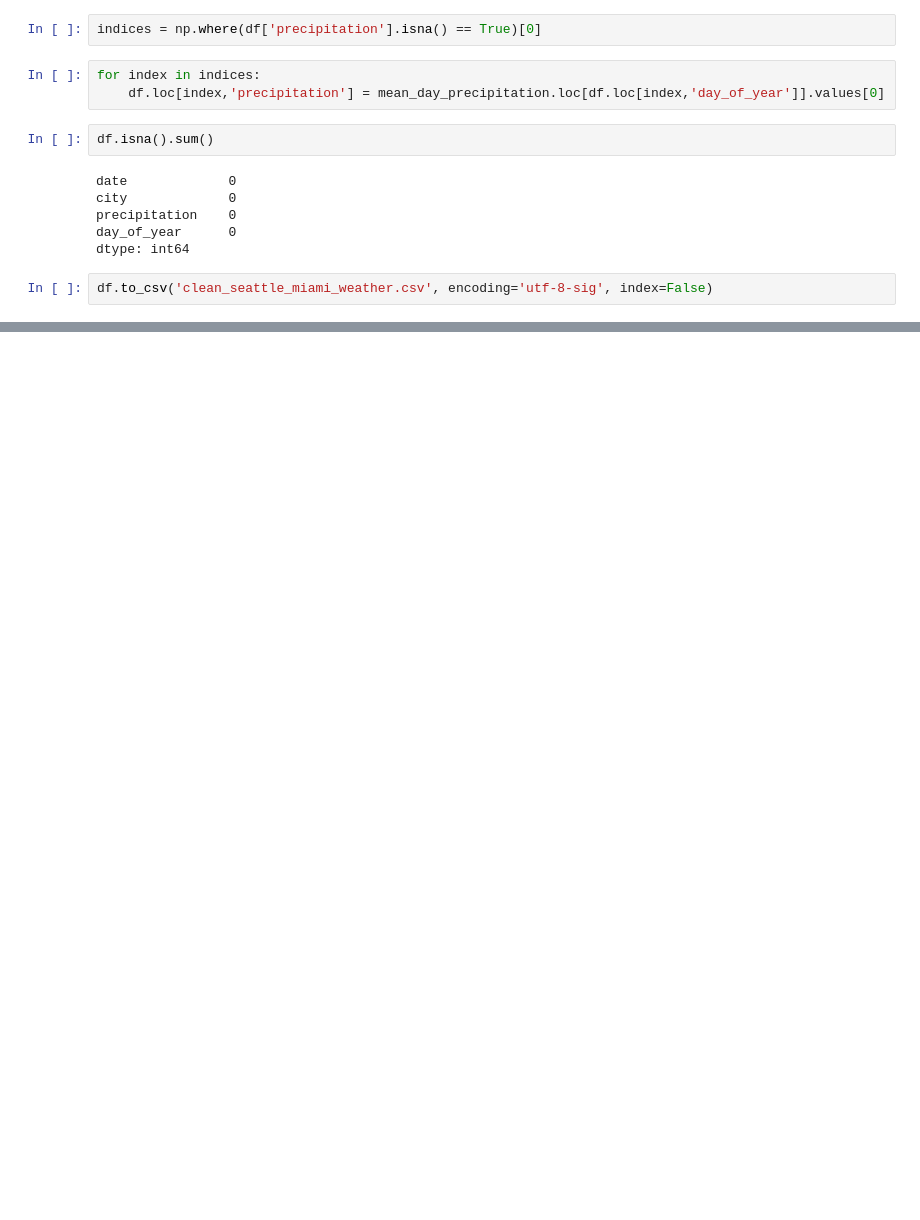
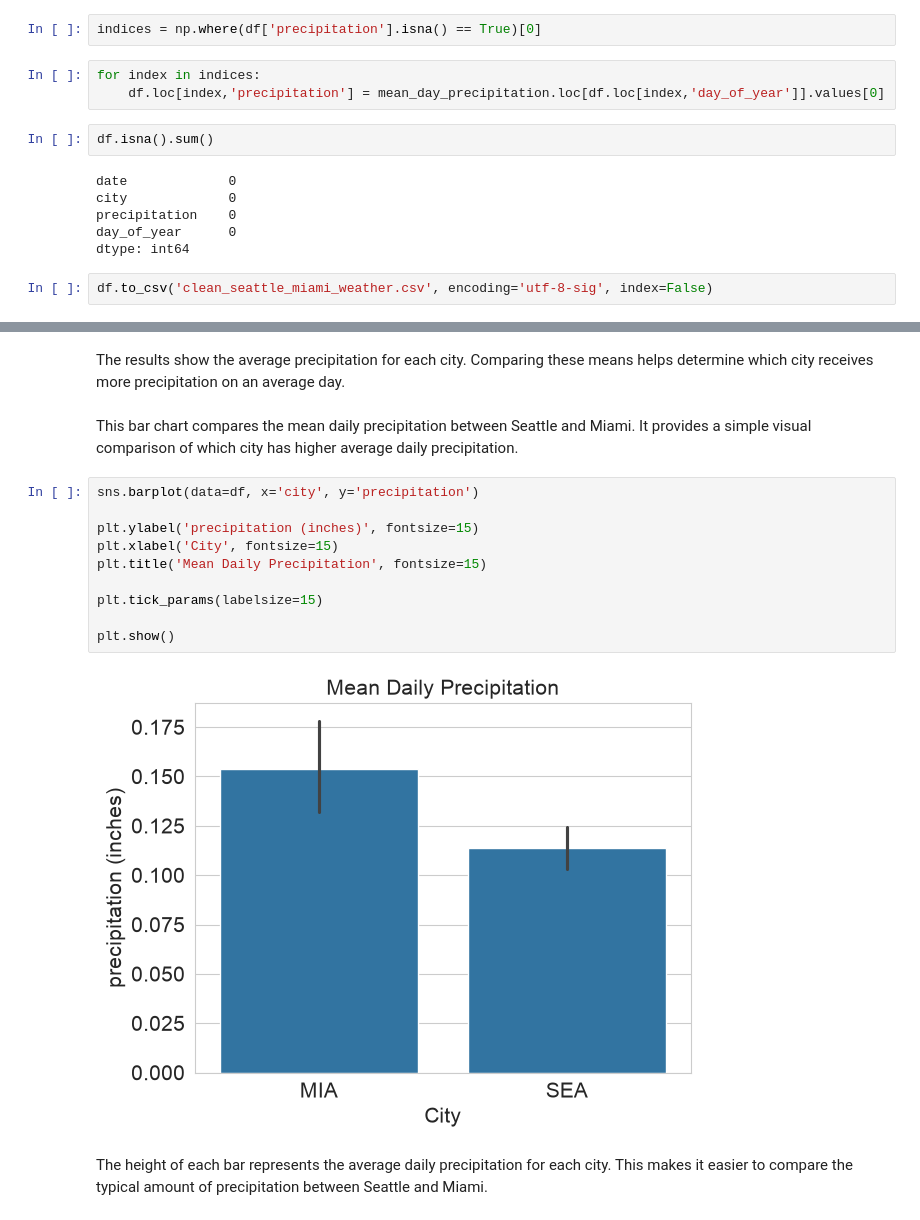
Before and after one commit to HakimMims/Weather, a Jupyter notebook: code/WeatherData.ipynb, the cells around one changed output, grey strips where cells are left out. Drawn from its saved outputs; the diff is of its cells as text; blank space fills up the shorter version.

```diff
--- a/code/WeatherData.ipynb
+++ b/code/WeatherData.ipynb
@@ -496,0 +537,18 @@ df.to_csv('clean_seattle_miami_weather.csv', encoding='utf-8-sig', index=False)
+# %% [markdown]
+The results show the average precipitation for each city. Comparing these means helps determine which city receives more precipitation on an average day.
+# %% [markdown]
+This bar chart compares the mean daily precipitation between Seattle and Miami. It provides a simple visual comparison of which city has higher average daily precipitation.
+# %%
+sns.barplot(data=df, x='city', y='precipitation')
+
+plt.ylabel('precipitation (inches)', fontsize=15)
+plt.xlabel('City', fontsize=15)
+plt.title('Mean Daily Precipitation', fontsize=15)
+
+plt.tick_params(labelsize=15)
+
+plt.show()
+# %% [output]
+[figure, added]
+# %% [markdown]
+The height of each bar represents the average daily precipitation for each city. This makes it easier to compare the typical amount of precipitation between Seattle and Miami.
```
Also changed, not shown: parts of 101 cells of this notebook, 3 other files.
